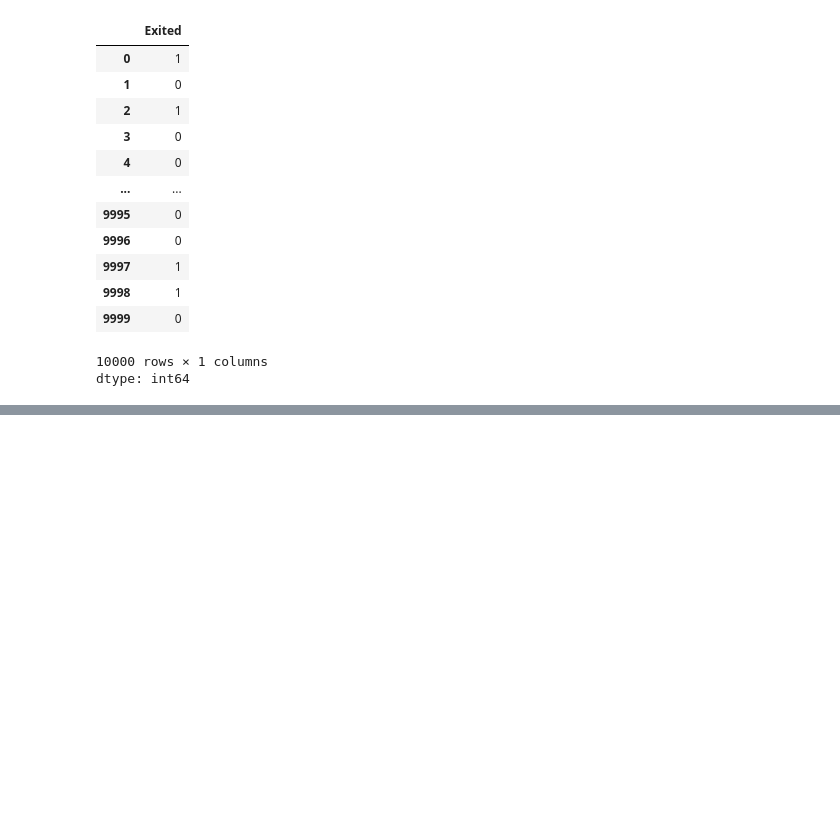
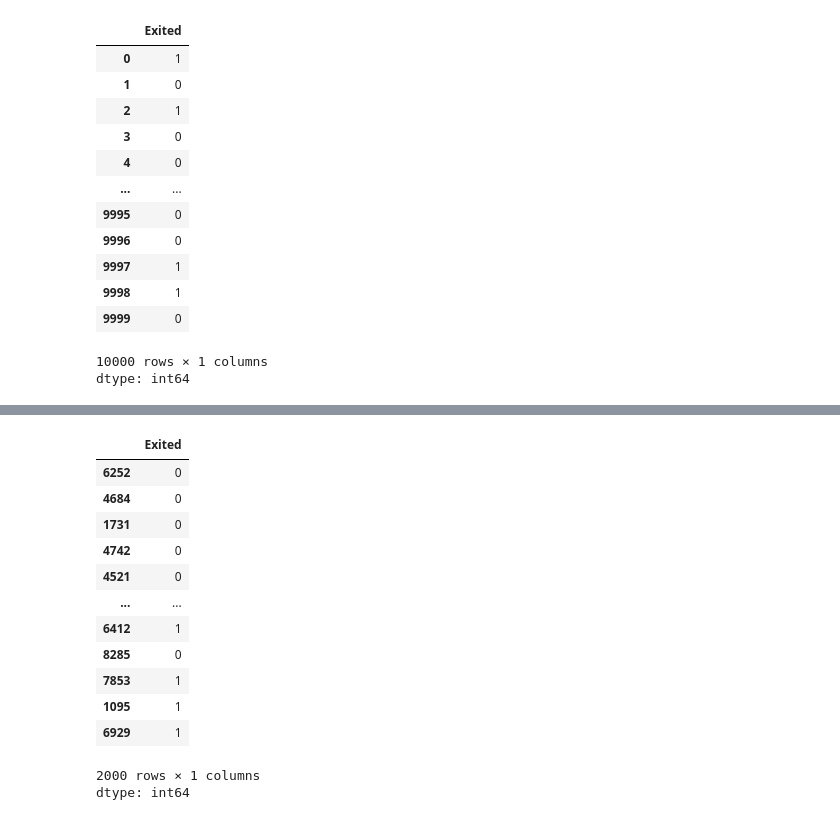
Before and after one commit to Sarthak-Rajvaidya/deep-learning-from-scratch, a Jupyter notebook: ANN_practical_implementation.ipynb, the cells around one changed output, grey strips where cells are left out. Cells and saved outputs as stored; diff of their text form; code cells hidden in the pictures; blank space fills up the shorter version.

Commit message:
implened the X_test and y_test using feature scaling

```diff
--- a/ANN_practical_implementation.ipynb
+++ b/ANN_practical_implementation.ipynb
@@ -156,0 +245,17 @@ X_test = preprocessor.transform(X_test)
+# %%
+y_test
+# %% [output]
+|  | Exited |
+| 6252 | 0 |
+| 4684 | 0 |
+| 1731 | 0 |
+| 4742 | 0 |
+| 4521 | 0 |
+| ... | ... |
+| 6412 | 1 |
+| 8285 | 0 |
+| 7853 | 1 |
+| 1095 | 1 |
+| 6929 | 1 |
+2000 rows × 1 columns
+dtype: int64
```
Also changed, not shown: parts of 8 cells of this notebook.
